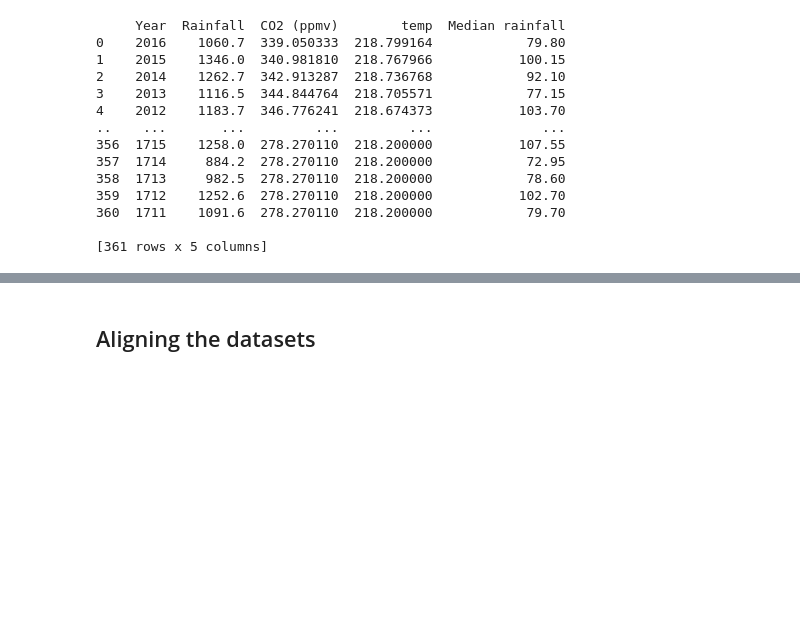
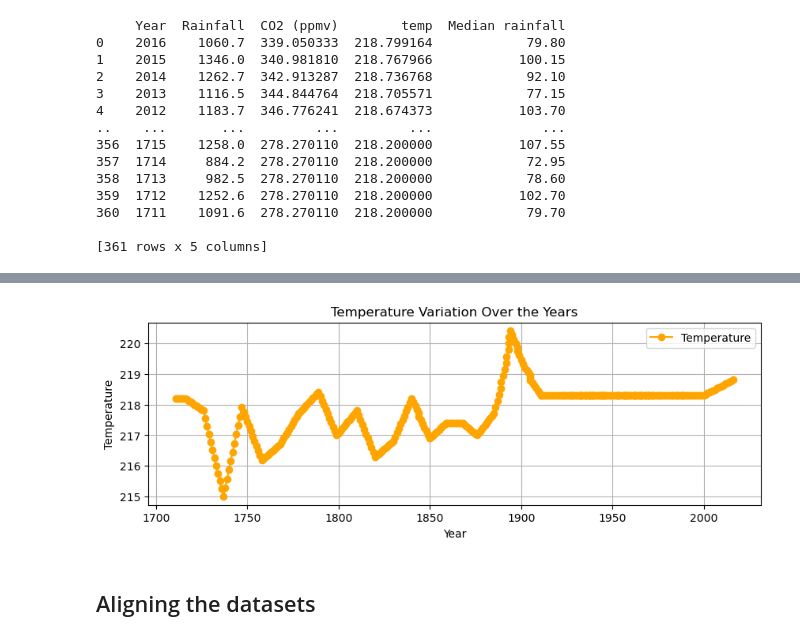
Before and after one commit to nexlanglxm/climate-data-analysis, a Jupyter notebook: project2/project.ipynb, the cells around one changed output, grey strips where cells are left out. Cells and saved outputs as stored; diff of their text form; code cells hidden in the pictures; blank space fills up the shorter version.

```diff
--- a/project2/project.ipynb
+++ b/project2/project.ipynb
@@ -744,3 +642,15 @@ Median rainfall  0.104077  0.821850    0.116122 -0.010088         1.000000
+# %%
+plt.figure(figsize=(10, 3))
+
+plt.plot(combined_raindata['Year'], combined_raindata['temp'], label='Temperature', color='orange', marker='o')
+plt.xlabel('Year')
+plt.ylabel('Temperature')
+plt.title('Temperature Variation Over the Years')
+plt.legend()
+plt.grid(True)
+plt.show()
+# %% [output]
+[figure, added]
 # %%
 # combine the co2 for ice, temp for ice and filtered ice
 combined_icedata = pd.DataFrame({
```
Also changed, not shown: parts of 13 cells of this notebook.
